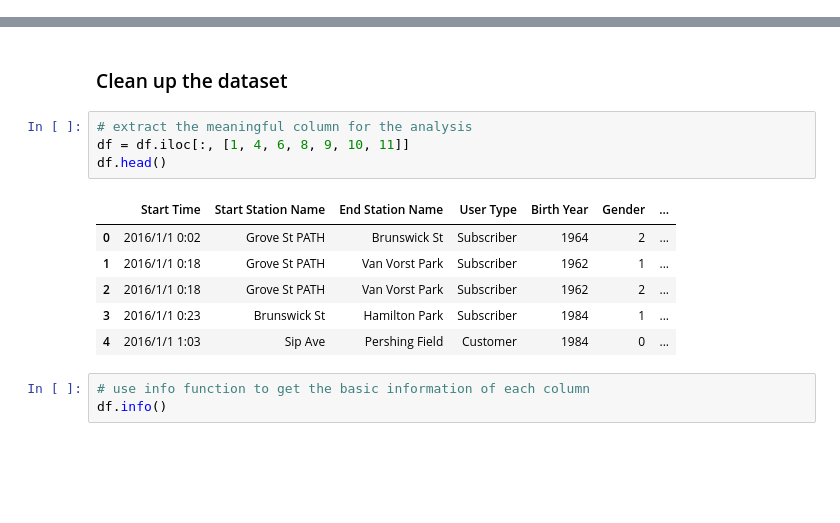
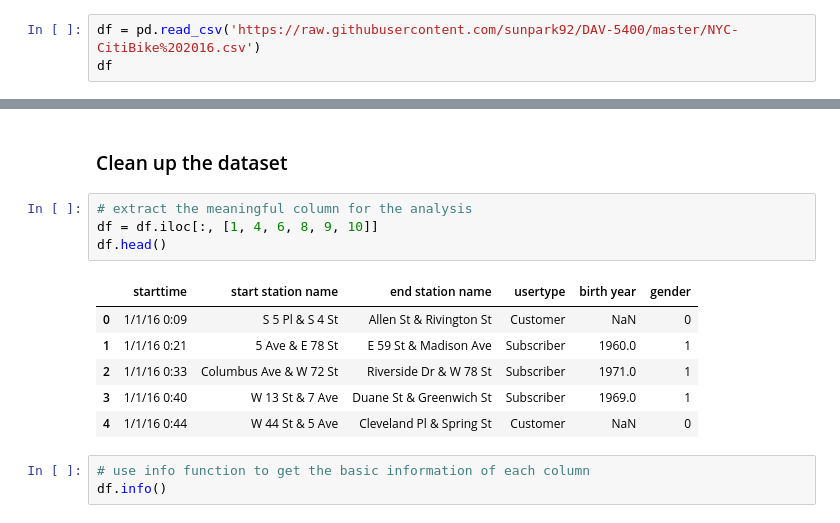
Before and after one commit to mandy941/final, a Jupyter notebook: final.ipynb, the cells around one changed output, grey strips where cells are left out. Drawn from its saved outputs; the diff is of its cells as text; blank space fills up the shorter version.

```diff
--- a/final.ipynb
+++ b/final.ipynb
@@ -57,0 +57,3 @@ df
+# %%
+df = pd.read_csv('https://raw.githubusercontent.com/sunpark92/DAV-5400/master/NYC-CitiBike%202016.csv')
+df
@@ -59,15 +75,15 @@ df
 ### Clean up the dataset
 # %%
 # extract the meaningful column for the analysis
-df = df.iloc[:, [1, 4, 6, 8, 9, 10, 11]]
+df = df.iloc[:, [1, 4, 6, 8, 9, 10]]
 df.head()
 # %% [output]
-|  | Start Time | Start Station Name | End Station Name | User Type | Birth Year | Gender | ... |
-| 0 | 2016/1/1 0:02 | Grove St PATH | Brunswick St | Subscriber | 1964 | 2 | ... |
-| 1 | 2016/1/1 0:18 | Grove St PATH | Van Vorst Park | Subscriber | 1962 | 1 | ... |
-| 2 | 2016/1/1 0:18 | Grove St PATH | Van Vorst Park | Subscriber | 1962 | 2 | ... |
-| 3 | 2016/1/1 0:23 | Brunswick St | Hamilton Park | Subscriber | 1984 | 1 | ... |
-| 4 | 2016/1/1 1:03 | Sip Ave | Pershing Field | Customer | 1984 | 0 | ... |
+|  | starttime | start station name | end station name | usertype | birth year | gender |
+| 0 | 1/1/16 0:09 | S 5 Pl & S 4 St | Allen St & Rivington St | Customer | NaN | 0 |
+| 1 | 1/1/16 0:21 | 5 Ave & E 78 St | E 59 St & Madison Ave | Subscriber | 1960.0 | 1 |
+| 2 | 1/1/16 0:33 | Columbus Ave & W 72 St | Riverside Dr & W 78 St | Subscriber | 1971.0 | 1 |
+| 3 | 1/1/16 0:40 | W 13 St & 7 Ave | Duane St & Greenwich St | Subscriber | 1969.0 | 1 |
+| 4 | 1/1/16 0:44 | W 44 St & 5 Ave | Cleveland Pl & Spring St | Customer | NaN | 0 |
 # %%
 # use info function to get the basic information of each column
 df.info()
```
Also changed, not shown: parts of 6 cells of this notebook.
